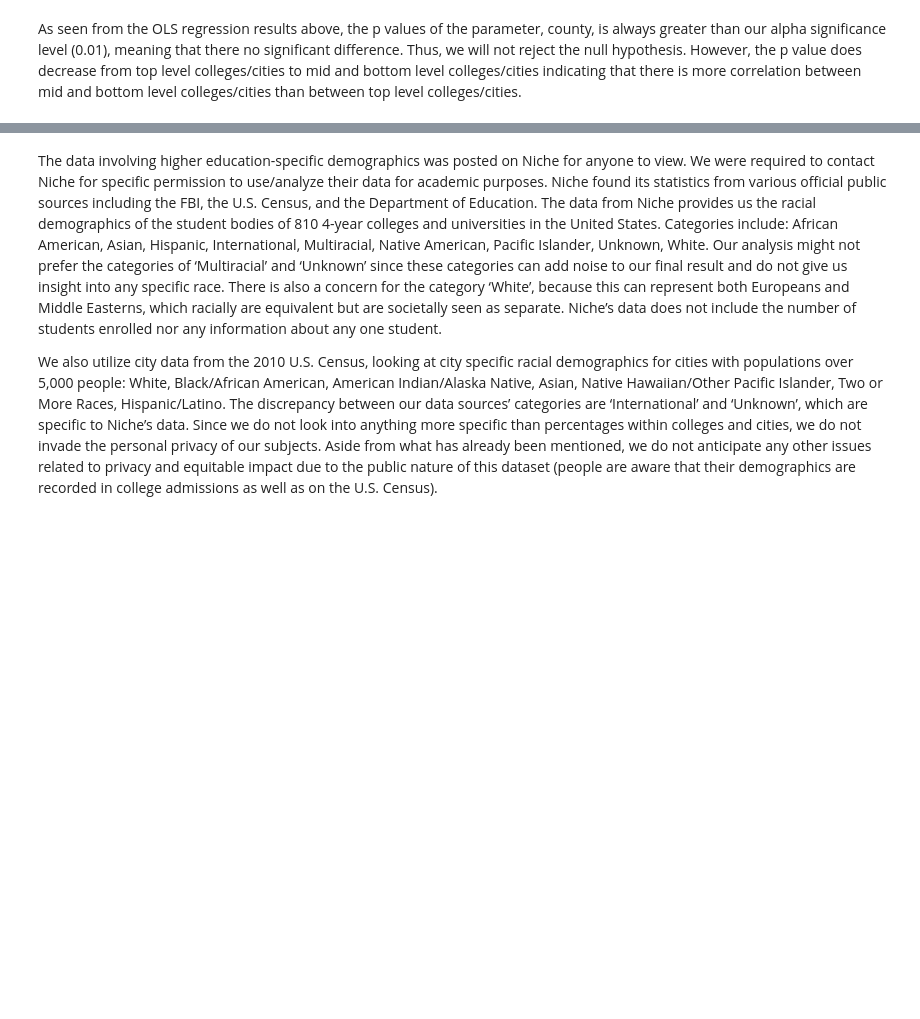
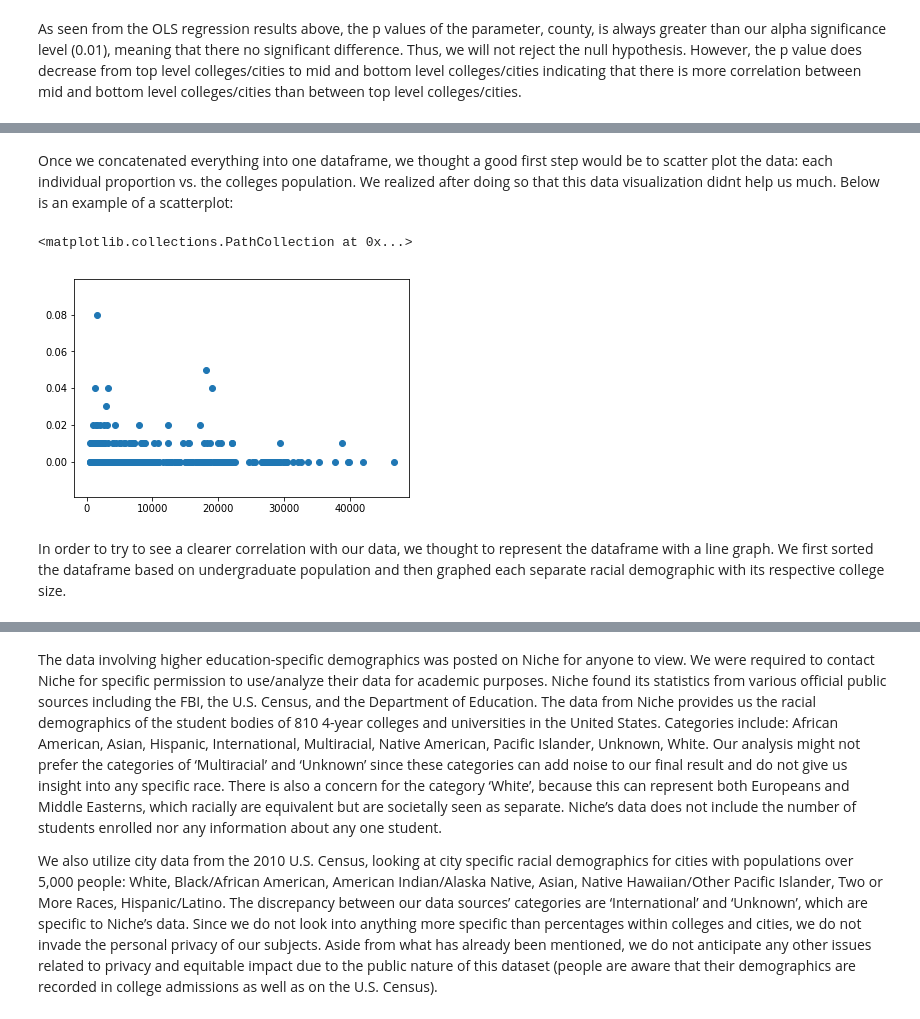
Before and after one commit to nforesti/education, a Jupyter notebook: FinalProject.ipynb, the cells around one changed output, grey strips where cells are left out. Cells and saved outputs as stored; diff of their text form; code cells hidden in the pictures; blank space fills up the shorter version.

```diff
--- a/FinalProject.ipynb
+++ b/FinalProject.ipynb
@@ -794,0 +799,29 @@ As seen from the OLS regression results above, the p values of the parameter, co
+# %%
+import pandas as pd
+import numpy as np
+import matplotlib.pyplot as plt
+import patsy
+import statsmodels.api as sm
+import seaborn as sns
+#get racial demographic data
+
+df_niche = pd.read_csv("datasets/niche4yearpublicprivate.csv")
+
+#niche[niche.isnull().any(axis=1)]
+df_columns = df_niche[['African American', 'Asian', 'Hispanic', 'International', 'Multiracial', 'Native American','Pacific Islander', 'Unknown', 'White']]
+df_niche = df_niche.drop("International", axis=1)
+for indexr, university in df_niche.iterrows():
+    sum = 0
+    for indexc, newvalue in university.iteritems():
+        if "%" in str(newvalue):
+            oldvalue = (newvalue)
+            newvalue = (float(newvalue.rstrip("%"))) / 100
+            df_niche.loc[indexr,indexc] = newvalue
+            sum = sum + newvalue
+    for indexc, newvalue in university.iteritems():
+        if isinstance(df_niche.loc[indexr,indexc], float):
+            df_niche.loc[indexr,indexc] = round((float(df_niche.loc[indexr,indexc]) / sum),2)
+
+df_niche_800 = df_niche
+df_niche = df_niche.head(500) #top 500 colleges
+df_niche_800
@@ -794,0 +847,7 @@ As seen from the OLS regression results above, the p values of the parameter, co
+# %%
+#get undergraduate size data
+df_niche_pop = pd.read_csv("datasets/undergradpop.csv")
+for indexr, university in df_niche_pop.iterrows():
+    newvalue = int(university[2])
+    df_niche_pop.loc[indexr,"undergradpop"] = newvalue
+df_niche_pop
@@ -794,0 +873,5 @@ As seen from the OLS regression results above, the p values of the parameter, co
+# %%
+#all racial demographic, undergraduate population info for top 500 universities (4 year public and private)
+df_top500 = pd.concat([df_niche, df_niche_pop.undergradpop], axis=1)
+df_top500 = df_top500[['ranking','name','undergradpop','African American', 'Asian', 'Hispanic', 'Multiracial', 'Native American','Pacific Islander', 'Unknown', 'White']]
+df_top500
@@ -794,0 +897,10 @@ As seen from the OLS regression results above, the p values of the parameter, co
+# %% [markdown]
+Once we concatenated everything into one dataframe, we thought a good first step would be to scatter plot the data: each individual proportion vs. the colleges population. We realized after doing so that this data visualization didnt help us much. Below is an example of a scatterplot:
+# %%
+plt.scatter(df_top500.undergradpop, df_top500["Native American"])
+## NoTE: LABEL AXES LATER
+# %% [output]
+<matplotlib.collections.PathCollection at 0x...>
+[figure, added]
+# %% [markdown]
+In order to try to see a clearer correlation with our data, we thought to represent the dataframe with a line graph. We first sorted the dataframe based on undergraduate population and then graphed each separate racial demographic with its respective college size.
```
Also changed, not shown: parts of 32 cells of this notebook, 1 other file.
